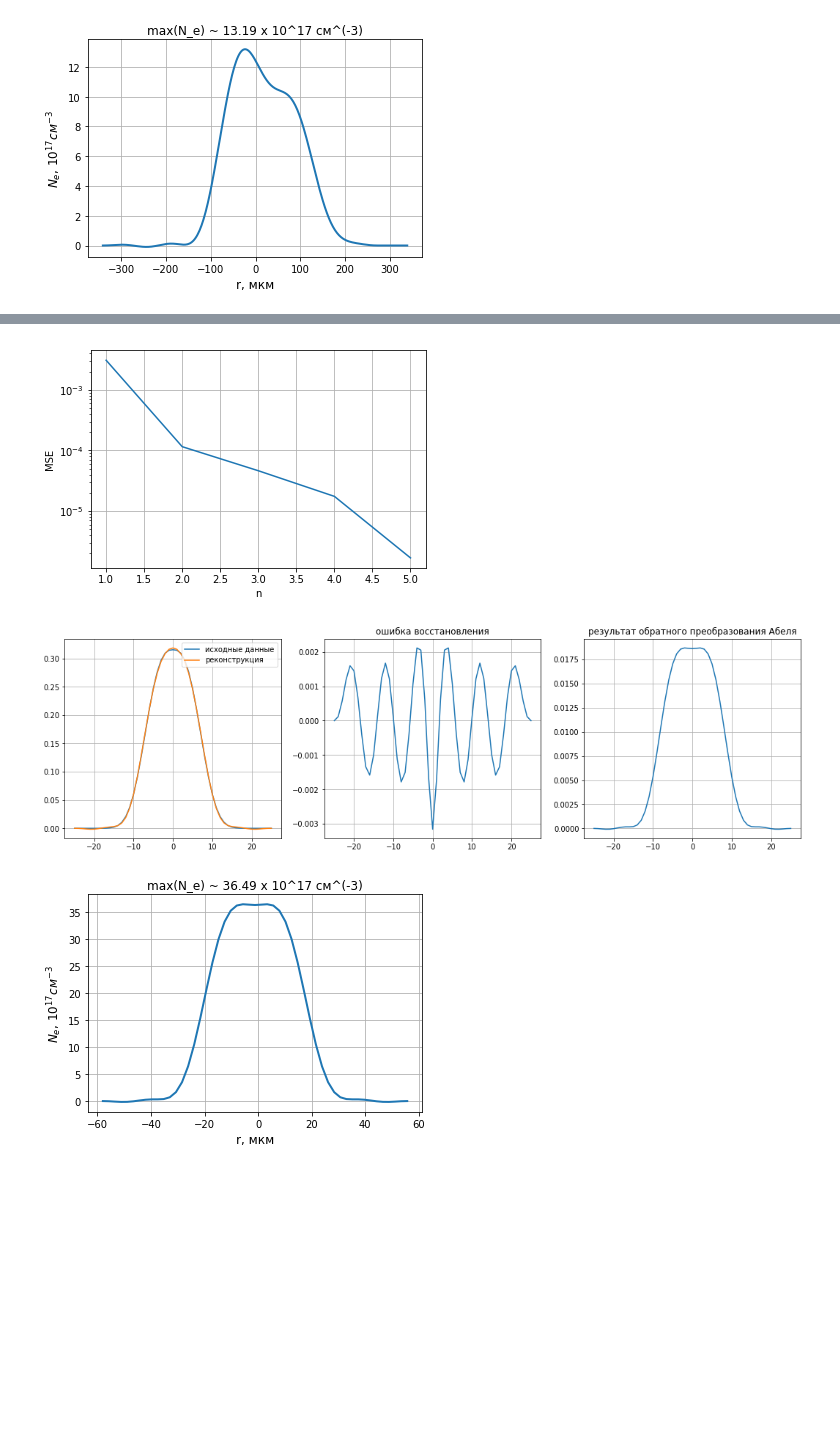
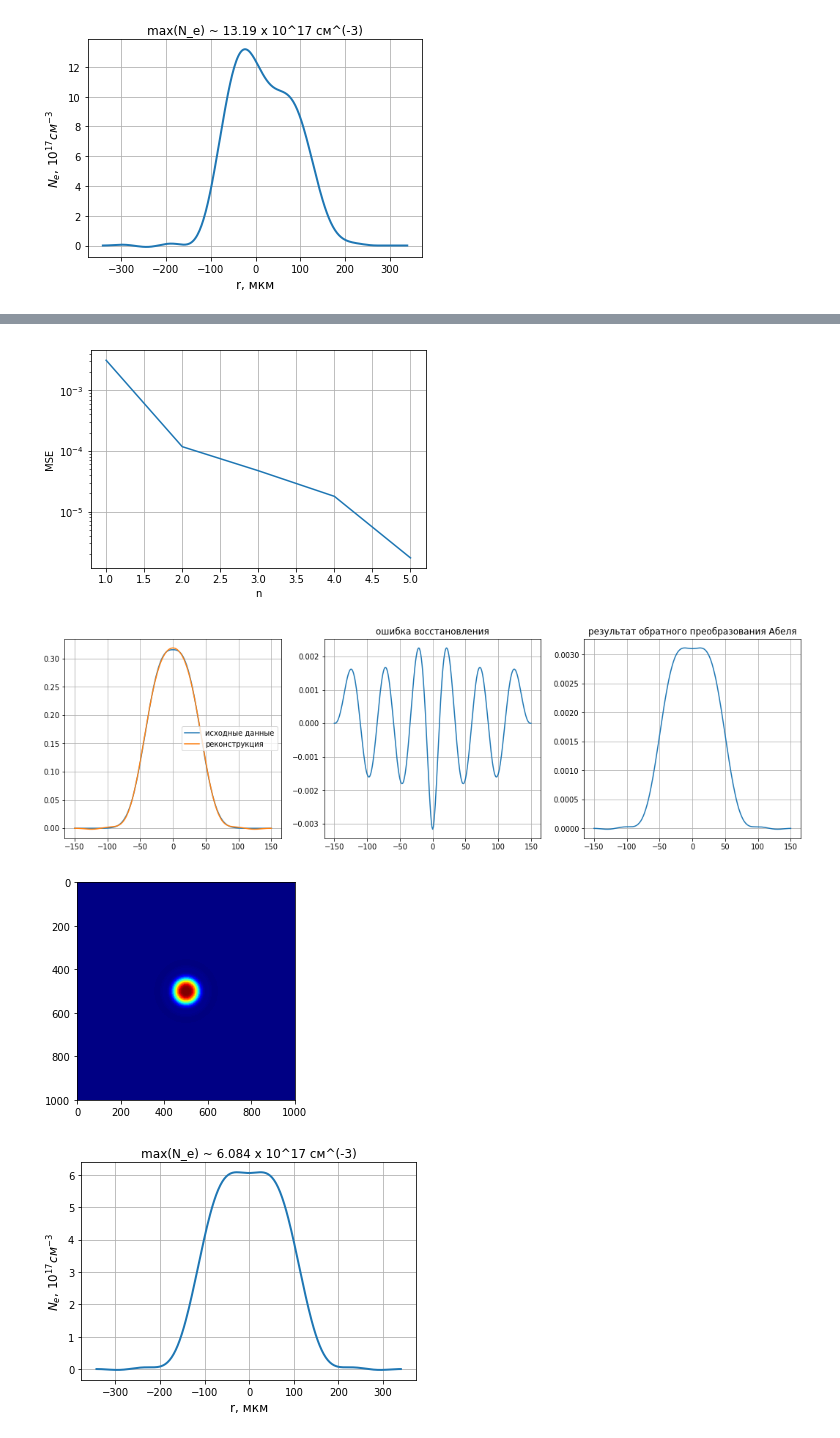
Before and after one commit to georgygospodinov/IntTool, a Jupyter notebook: filamentation/processor_filament.ipynb, the cells around one changed output, grey strips where cells are left out. Drawn from its saved outputs; the diff is of its cells as text; code cells hidden in the pictures; blank space fills up the shorter version.

```diff
--- a/filamentation/processor_filament.ipynb
+++ b/filamentation/processor_filament.ipynb
@@ -259,29 +259,34 @@ def fit_phase(x, x0, a, b, n):
 # %%
 y = avg_phase
 x_data = np.arange(y.size) - y.size / 2
 popt, pcov = curve_fit(fit_phase, x_data, y, p0=[0, 0.1, 100, 2])
-fit_x = np.linspace(popt[0] - 3 * abs(popt[2]), popt[0] + 3 * abs(popt[2]), num=51)
+fit_x = np.linspace(popt[0] - 3 * abs(popt[2]), popt[0] + 3 * abs(popt[2]), num=(y.size + (y.size - 1) % 2))
 fitted_phase = fit_phase(fit_x, *popt)
 
 plt.plot(x_data * mkm_per_pixel, y, label='исходные данные')
 plt.plot(fit_x * mkm_per_pixel, fitted_phase, label='аппроксимация')
 plt.ylabel('фаза, радиан', fontsize=12)
 plt.xlabel('r, мкм', fontsize=12)
 plt.legend()
 plt.grid()
 plt.show()
 
 H_y, f_r = abel_inversion(fitted_phase, n_max=5, verbose=True)
 Ne = (1 - (1 - f_r * wavelength / (2 * np.pi * mkm_per_pixel))**2) * critical_density(wavelength) / 1e17
+
+plt.imshow(phi_rotate(Ne[Ne.size//2:], size=1000), cmap='jet')
+plt.show()
+
 x = mkm_per_pixel * (np.arange(Ne.size) - Ne.size/2)
 plt.plot(x, Ne, linewidth=2)
 plt.grid()
 plt.xlabel('r, мкм', fontsize=12)
 plt.ylabel(r'$N_e$' + ', ' + r'$10^{17} см^{-3}$', fontsize=12)
 plt.title(f"max(N_e) ~ {Ne.max():.4} x 10^17 см^(-3)")
 plt.show()
 # %% [output]
 [figure]
 [figure]
-[figure, old version]
+[figure, new version]
-[figure, old version]
+[figure, new version]
+[figure, added]
```
